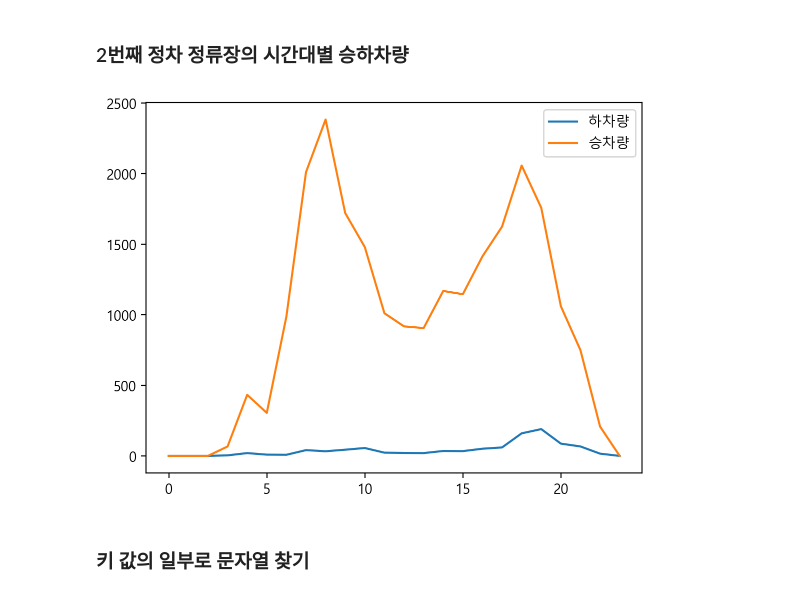
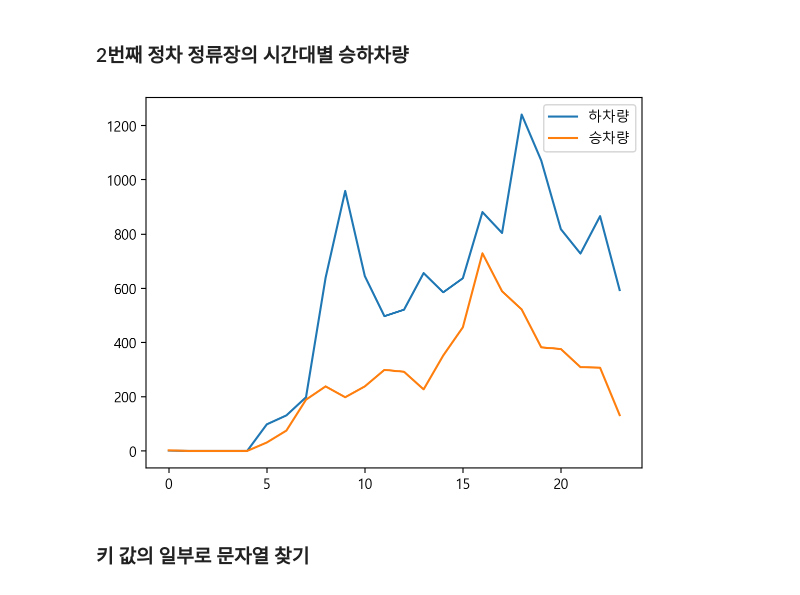
Before and after one commit to yesung05/24-DA-TeamWork, a Jupyter notebook: DA_main.ipynb, the cells around one changed output. Drawn from its saved outputs; the diff is of its cells as text; code cells hidden in the pictures.

```diff
--- a/DA_main.ipynb
+++ b/DA_main.ipynb
@@ -256,12 +256,13 @@ print(BusAryDict['160'].shape) #119개의 정류장, 48개의 시간
 # %%
 import matplotlib.pyplot as plt
 
-plt.plot(range(24), BusAryDict['160'][1][1::2], label = '하차량')
-plt.plot(range(24), BusAryDict['160'][1][0::2], label = '승차량')
+plt.plot(range(24), BusAryDict['160'][48][1::2], label = '하차량')
+plt.plot(range(24), BusAryDict['160'][48][0::2], label = '승차량')
+
 plt.legend()
 plt.show()
 # %% [output]
-[figure, old version]
+[figure, new version]
 # %% [markdown]
 ### 키 값의 일부로 문자열 찾기
 # %%
```
Also changed, not shown: parts of 2 cells of this notebook.
